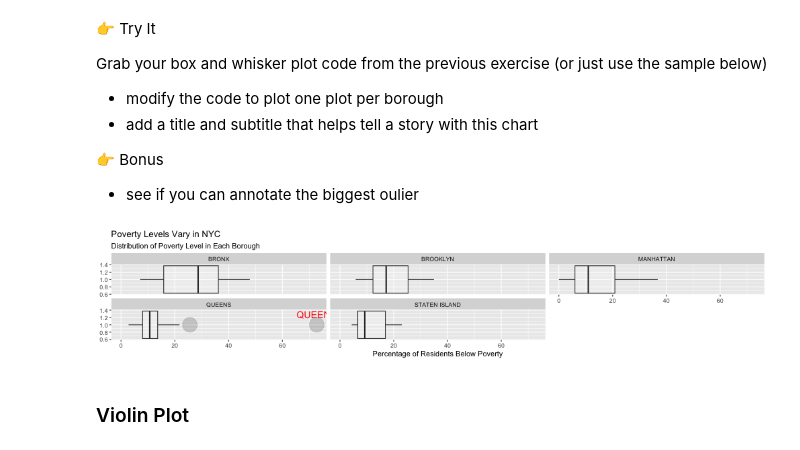
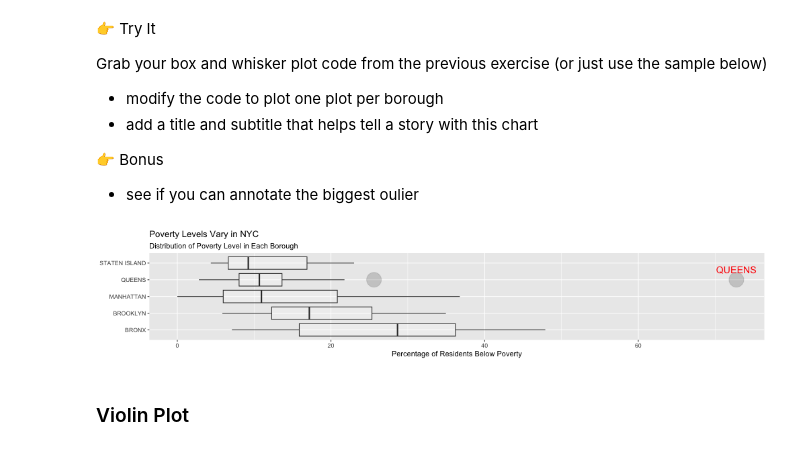
Before and after one commit to data4news/ggplot-intro-yatingw24, a Jupyter notebook: notebook-2.ipynb, the cells around one changed output. Drawn from its saved outputs; the diff is of its cells as text; code cells hidden in the pictures.

```diff
--- a/notebook-2.ipynb
+++ b/notebook-2.ipynb
@@ -208,22 +213,22 @@ Grab your box and whisker plot code from the previous exercise (or just use the
 # %%
 %%R -w 1000 -h 200
 
 ggplot(df) +
-    aes(x=pct_below_poverty, y=1) +
+    aes(x=pct_below_poverty, y=borough) +
     geom_boxplot(alpha=.2,outlier.size=10) +
-    facet_wrap(~borough) +
+#    facet_wrap(~borough) +
     labs(
         x = 'Percentage of Residents Below Poverty',
         y = NULL,
         title = 'Poverty Levels Vary in NYC',
         subtitle = 'Distribution of Poverty Level in Each Borough') +
     geom_text(data = df %>% filter(pct_below_poverty == max(pct_below_poverty)),
               aes(label = borough),
               vjust = -1,
               color = "red",
               size = 5)
 # %% [output]
-[figure, old version]
+[figure, new version]
 # %% [markdown]
 ### Violin Plot
 # %% [markdown]
```
Also changed, not shown: parts of 1 cell of this notebook.
